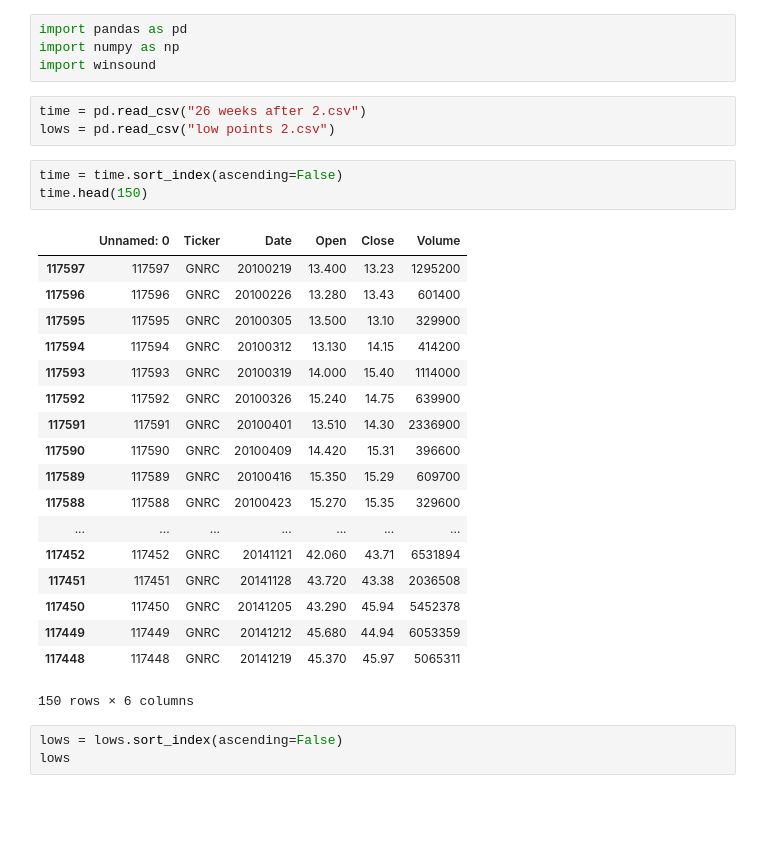
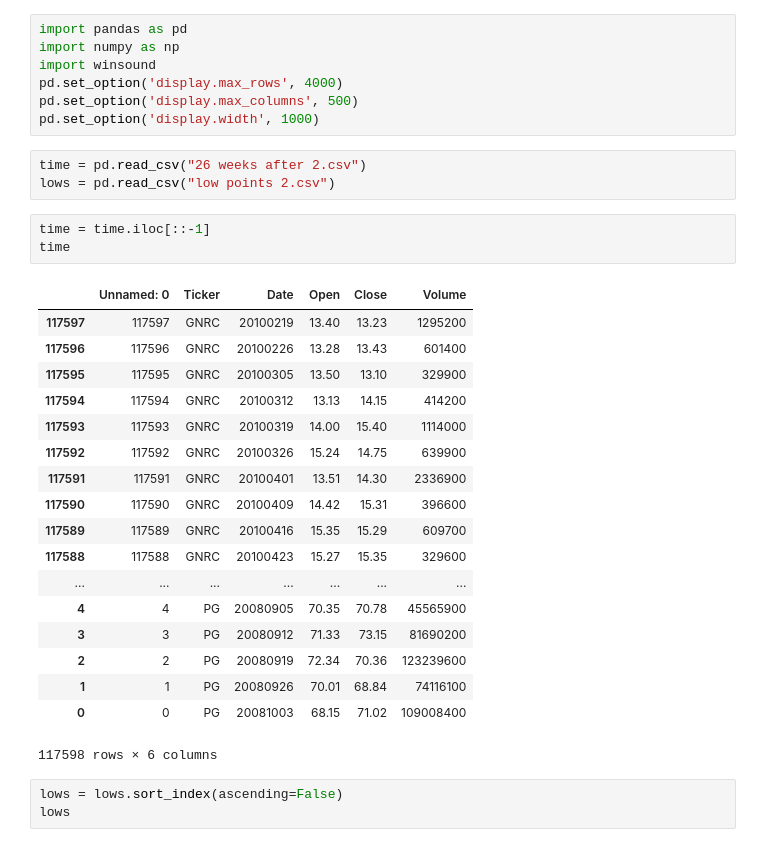
Before and after one commit to harshil753/Bounce_Back, a Jupyter notebook: The BounceBack.ipynb, the cells around one changed output. Cells and saved outputs as stored; diff of their text form; blank space fills up the shorter version.

```diff
--- a/The BounceBack.ipynb
+++ b/The BounceBack.ipynb
@@ -2,31 +2,34 @@
 import pandas as pd
 import numpy as np
 import winsound
+pd.set_option('display.max_rows', 4000)
+pd.set_option('display.max_columns', 500)
+pd.set_option('display.width', 1000)
 # %%
 time = pd.read_csv("26 weeks after 2.csv")
 lows = pd.read_csv("low points 2.csv")
 # %%
-time = time.sort_index(ascending=False)
-time.head(150)
+time = time.iloc[::-1]
+time
 # %% [output]
 |  | Unnamed: 0 | Ticker | Date | Open | Close | Volume |
-| 117597 | 117597 | GNRC | 20100219 | 13.400 | 13.23 | 1295200 |
-| 117596 | 117596 | GNRC | 20100226 | 13.280 | 13.43 | 601400 |
-| 117595 | 117595 | GNRC | 20100305 | 13.500 | 13.10 | 329900 |
-| 117594 | 117594 | GNRC | 20100312 | 13.130 | 14.15 | 414200 |
-| 117593 | 117593 | GNRC | 20100319 | 14.000 | 15.40 | 1114000 |
-| 117592 | 117592 | GNRC | 20100326 | 15.240 | 14.75 | 639900 |
-| 117591 | 117591 | GNRC | 20100401 | 13.510 | 14.30 | 2336900 |
-| 117590 | 117590 | GNRC | 20100409 | 14.420 | 15.31 | 396600 |
-| 117589 | 117589 | GNRC | 20100416 | 15.350 | 15.29 | 609700 |
-| 117588 | 117588 | GNRC | 20100423 | 15.270 | 15.35 | 329600 |
+| 117597 | 117597 | GNRC | 20100219 | 13.40 | 13.23 | 1295200 |
+| 117596 | 117596 | GNRC | 20100226 | 13.28 | 13.43 | 601400 |
+| 117595 | 117595 | GNRC | 20100305 | 13.50 | 13.10 | 329900 |
+| 117594 | 117594 | GNRC | 20100312 | 13.13 | 14.15 | 414200 |
+| 117593 | 117593 | GNRC | 20100319 | 14.00 | 15.40 | 1114000 |
+| 117592 | 117592 | GNRC | 20100326 | 15.24 | 14.75 | 639900 |
+| 117591 | 117591 | GNRC | 20100401 | 13.51 | 14.30 | 2336900 |
+| 117590 | 117590 | GNRC | 20100409 | 14.42 | 15.31 | 396600 |
+| 117589 | 117589 | GNRC | 20100416 | 15.35 | 15.29 | 609700 |
+| 117588 | 117588 | GNRC | 20100423 | 15.27 | 15.35 | 329600 |
 | ... | ... | ... | ... | ... | ... | ... |
-| 117452 | 117452 | GNRC | 20141121 | 42.060 | 43.71 | 6531894 |
-| 117451 | 117451 | GNRC | 20141128 | 43.720 | 43.38 | 2036508 |
-| 117450 | 117450 | GNRC | 20141205 | 43.290 | 45.94 | 5452378 |
-| 117449 | 117449 | GNRC | 20141212 | 45.680 | 44.94 | 6053359 |
-| 117448 | 117448 | GNRC | 20141219 | 45.370 | 45.97 | 5065311 |
+| 4 | 4 | PG | 20080905 | 70.35 | 70.78 | 45565900 |
+| 3 | 3 | PG | 20080912 | 71.33 | 73.15 | 81690200 |
+| 2 | 2 | PG | 20080919 | 72.34 | 70.36 | 123239600 |
+| 1 | 1 | PG | 20080926 | 70.01 | 68.84 | 74116100 |
+| 0 | 0 | PG | 20081003 | 68.15 | 71.02 | 109008400 |
-150 rows × 6 columns
+117598 rows × 6 columns
 # %%
 lows = lows.sort_index(ascending=False)
 lows
```
Also changed, not shown: parts of 5 cells of this notebook, 2 other files.
